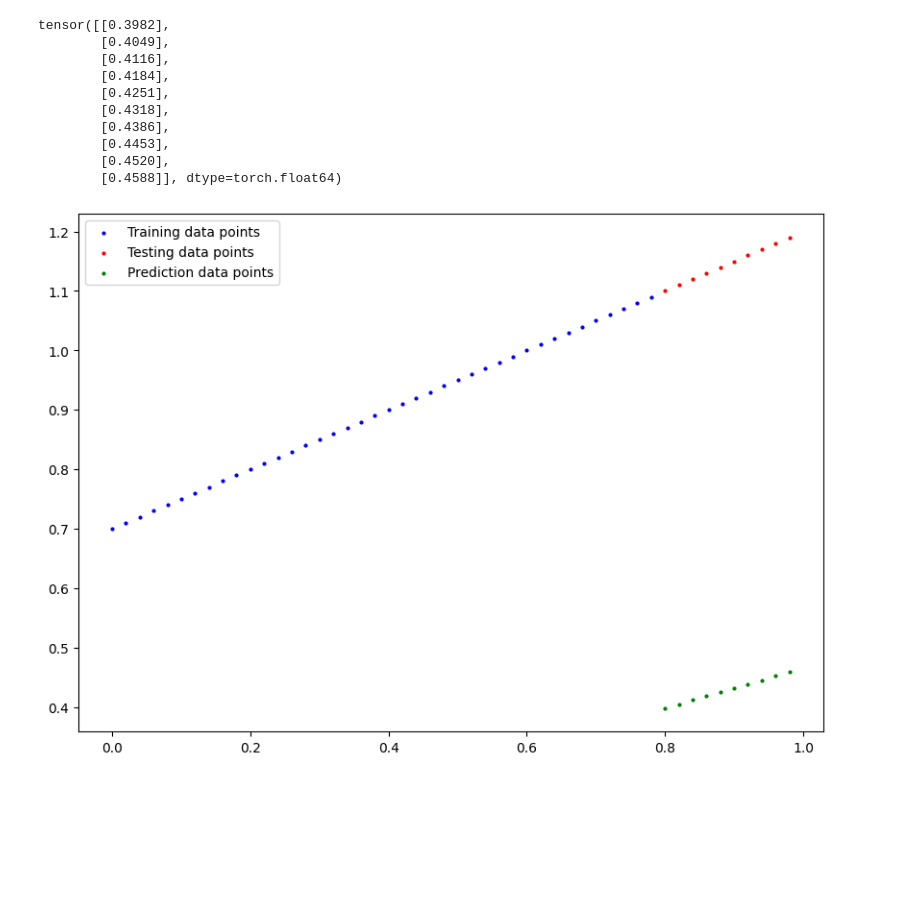
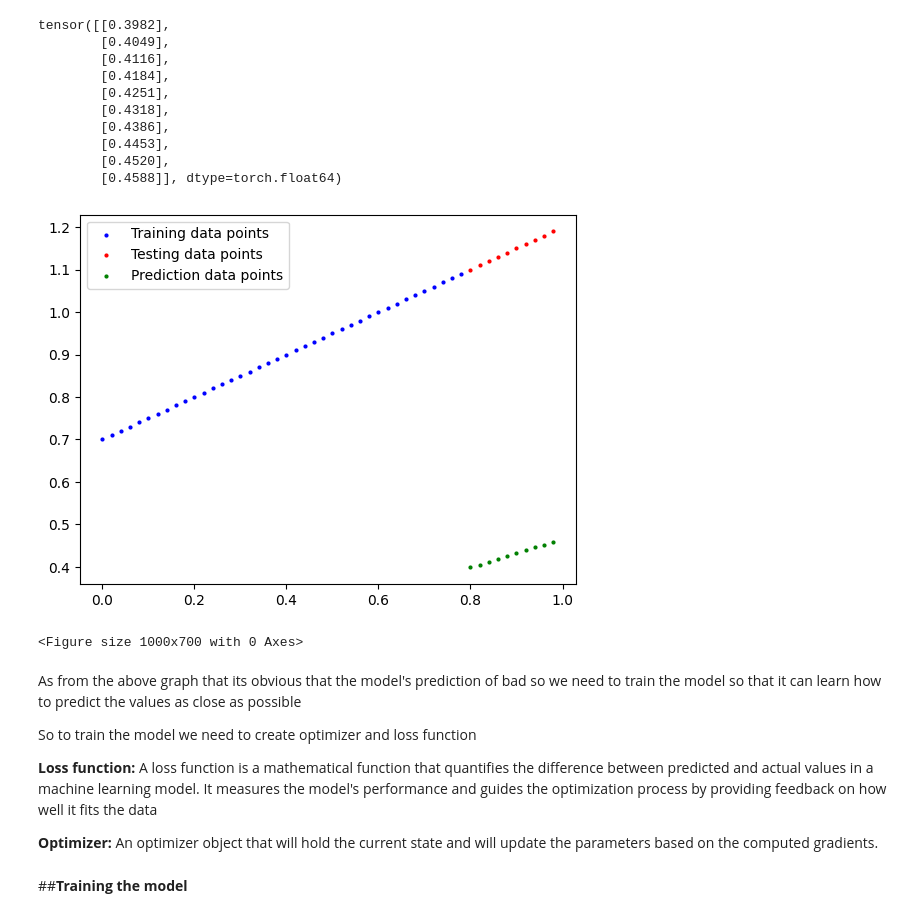
Before and after one commit to DarshanDinni/learn_pytorch, a Jupyter notebook: 01_Pytorch_Workflow.ipynb, the cells around one changed output. Cells and saved outputs as stored; diff of their text form; code cells hidden in the pictures; blank space fills up the shorter version.

```diff
--- a/01_Pytorch_Workflow.ipynb
+++ b/01_Pytorch_Workflow.ipynb
@@ -52,19 +52,18 @@ X_train.shape, y_train.shape, X_test.shape, y_test.shape
 # %%
 # Visualize the data
 
-def plot_graph(training_data=X_train, testing_data=X_test, training_label=y_train, testing_label=y_test, prediction=None):
+def plot_graph(axis, training_data=X_train, testing_data=X_test, training_label=y_train, testing_label=y_test, prediction=None):
   # Setting the size of the graph
   plt.figure(figsize=(10, 7))
 
   # Plotting training data
-  plt.scatter(X_train, y_train, c='b',s=4, label='Training data points')
+  axis.scatter(X_train, y_train, c='b',s=4, label='Training data points')
 
   # Plotting testing data
-  plt.scatter(X_test, y_test, c='r',s=4, label='Testing data points')
+  axis.scatter(X_test, y_test, c='r',s=4, label='Testing data points')
 
   # Plotting prediction data
   if prediction != None:
-    plt.scatter(testing_data, prediction, c='g', s=4, label='Prediction data points')
+    axis.scatter(testing_data, prediction, c='g', s=4, label='Prediction data points')
 
-  plt.legend()
-  plt.show()
+  axis.legend()
@@ -125,7 +127,8 @@ tensor([[0.3982],
         [0.4588]], dtype=torch.float64)
 # %%
 # Plotting the prediction data points to check the how model is performing
-
-plot_graph(prediction=y_prediction)
+figure, axis = plt.subplots(1, 1)
+plot_graph(axis=axis, prediction=y_prediction)
 # %% [output]
-[figure, old version]
+[figure, new version]
+<Figure size 1000x700 with 0 Axes>
@@ -136,0 +135,8 @@ plot_graph(prediction=y_prediction)
+# %% [markdown]
+As from the above graph that its obvious that the model's prediction of bad so we need to train the model so that it can learn how to predict the values as close as possible
+
+So to train the model we need to create optimizer and loss function
+
+**Loss function:** A loss function is a mathematical function that quantifies the difference between predicted and actual values in a machine learning model. It measures the model's performance and guides the optimization process by providing feedback on how well it fits the data
+
+**Optimizer:** An optimizer object that will hold the current state and will update the parameters based on the computed gradients.
@@ -136,0 +150,2 @@ plot_graph(prediction=y_prediction)
+# %% [markdown]
+##**Training the model**
```
Also changed, not shown: parts of 13 cells of this notebook.
